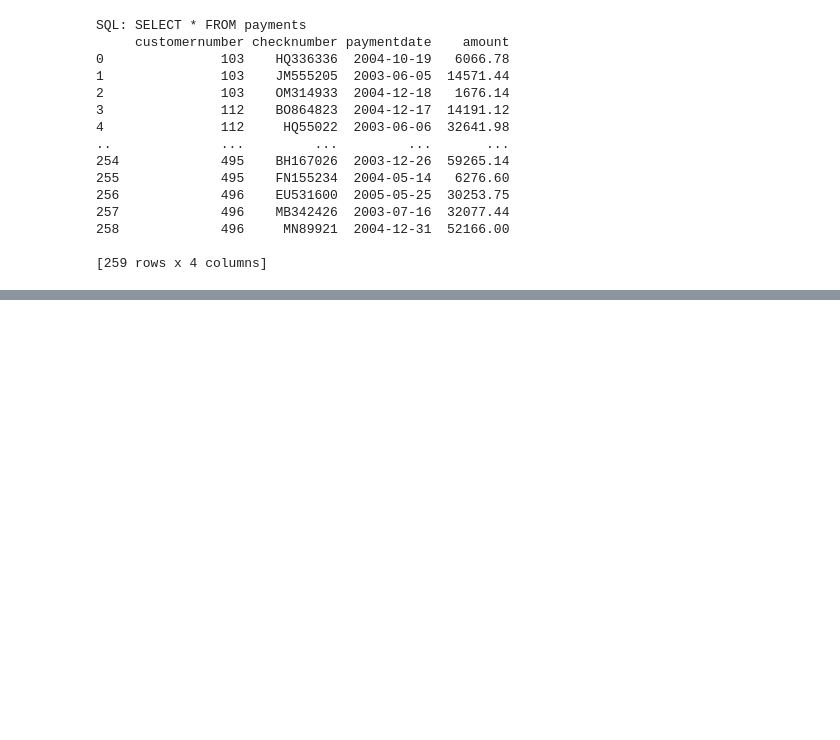
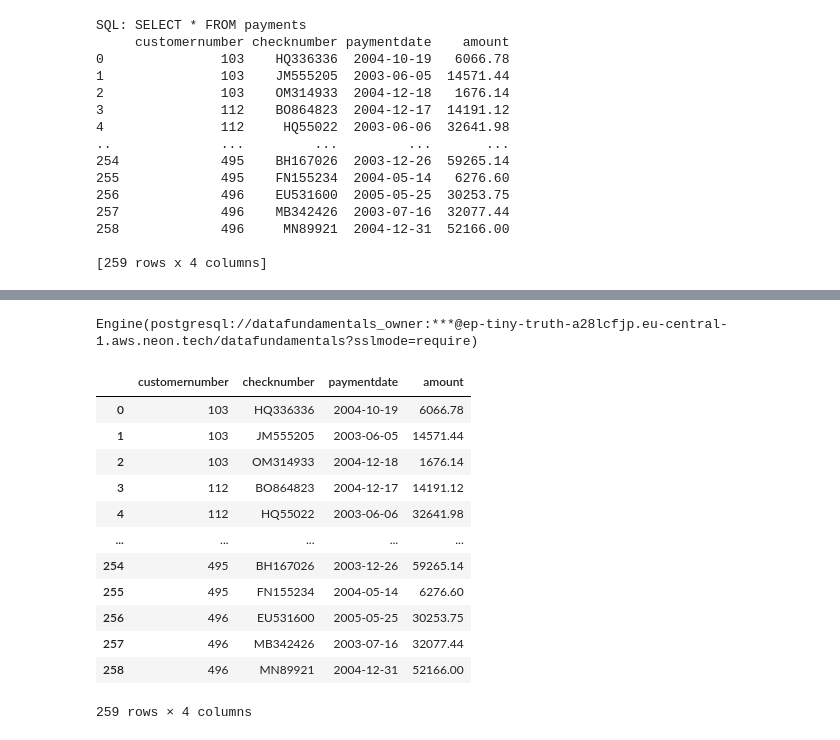
Before and after one commit to Patri-data12/pythonformacion, a Jupyter notebook: numpy_data12/dataframe.ipynb, the cells around one changed output, grey strips where cells are left out. Drawn from its saved outputs; the diff is of its cells as text; code cells hidden in the pictures; blank space fills up the shorter version.

Commit message:
update dataframe

```diff
--- a/numpy_data12/dataframe.ipynb
+++ b/numpy_data12/dataframe.ipynb
@@ -519,0 +528,25 @@ SQL: SELECT * FROM payments
+# %%
+from sqlalchemy import create_engine
+engine=create_engine('postgresql://datafundamentals_owner:ysREpYW2wV4j@ep-tiny-truth-a28lcfjp.eu-central-1.aws.neon.tech/datafundamentals?sslmode=require')
+#df_payments[:10].to_sql('payments2',con=engine)
+print(engine)
+# %% [output]
+Engine(postgresql://datafundamentals_owner:***@ep-tiny-truth-a28lcfjp.eu-central-1.aws.neon.tech/datafundamentals?sslmode=require)
+# %%
+#Rehacemos ejercicio 3
+
+df_payments[df_payments['amount']>400]
+# %% [output]
+|  | customernumber | checknumber | paymentdate | amount |
+| 0 | 103 | HQ336336 | 2004-10-19 | 6066.78 |
+| 1 | 103 | JM555205 | 2003-06-05 | 14571.44 |
+| 2 | 103 | OM314933 | 2004-12-18 | 1676.14 |
+| 3 | 112 | BO864823 | 2004-12-17 | 14191.12 |
+| 4 | 112 | HQ55022 | 2003-06-06 | 32641.98 |
+| ... | ... | ... | ... | ... |
+| 254 | 495 | BH167026 | 2003-12-26 | 59265.14 |
+| 255 | 495 | FN155234 | 2004-05-14 | 6276.60 |
+| 256 | 496 | EU531600 | 2005-05-25 | 30253.75 |
+| 257 | 496 | MB342426 | 2003-07-16 | 32077.44 |
+| 258 | 496 | MN89921 | 2004-12-31 | 52166.00 |
+259 rows × 4 columns
```
Also changed, not shown: parts of 8 cells of this notebook.
